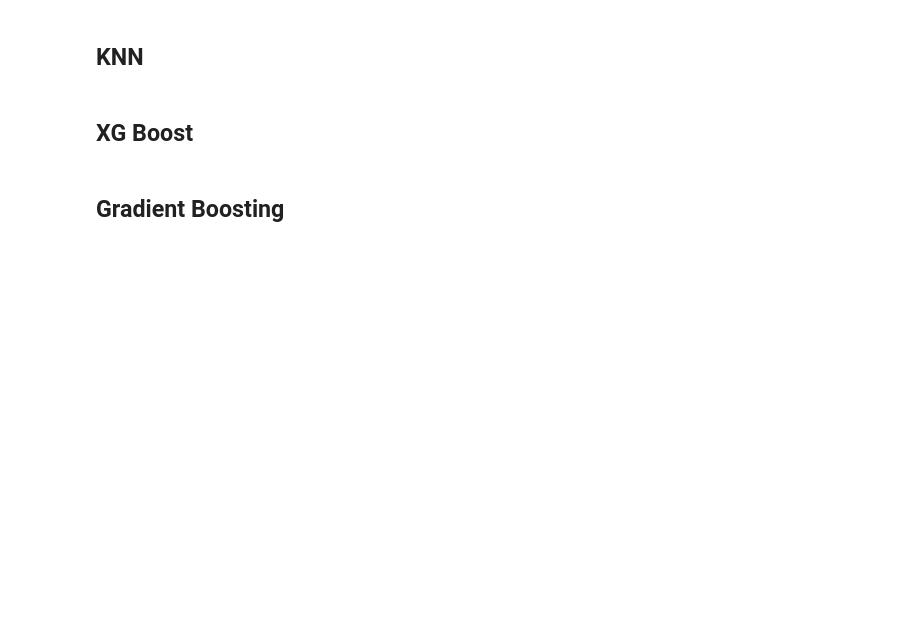
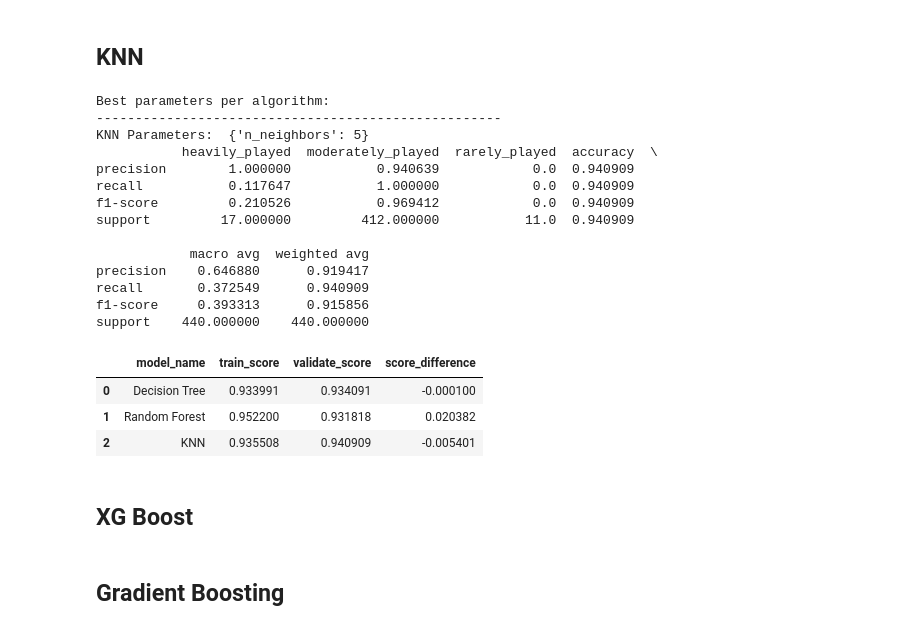
Before and after one commit to Estimating-steam-hours/Steam-Hours-Capstone, a Jupyter notebook: final_notebook.ipynb, the cells around one changed output. Cells and saved outputs as stored; diff of their text form; code cells hidden in the pictures; blank space fills up the shorter version.

```diff
--- a/final_notebook.ipynb
+++ b/final_notebook.ipynb
@@ -224,6 +290,27 @@ e.free_to_play(train)
 ## KNN
 # %%
 # get KNN results
+scores = m.get_knn_results(x_train, y_train, x_validate, y_validate, scores)
+scores
+# %% [output]
+Best parameters per algorithm:
+----------------------------------------------------
+KNN Parameters:  {'n_neighbors': 5}
+           heavily_played  moderately_played  rarely_played  accuracy  \
+precision        1.000000           0.940639            0.0  0.940909
+recall           0.117647           1.000000            0.0  0.940909
+f1-score         0.210526           0.969412            0.0  0.940909
+support         17.000000         412.000000           11.0  0.940909
+
+            macro avg  weighted avg
+precision    0.646880      0.919417
+recall       0.372549      0.940909
+f1-score     0.393313      0.915856
+support    440.000000    440.000000
+|  | model_name | train_score | validate_score | score_difference |
+| 0 | Decision Tree | 0.933991 | 0.934091 | -0.000100 |
+| 1 | Random Forest | 0.952200 | 0.931818 | 0.020382 |
+| 2 | KNN | 0.935508 | 0.940909 | -0.005401 |
 # %% [markdown]
 ## XG Boost
 # %%
```
Also changed, not shown: parts of 10 cells of this notebook.
